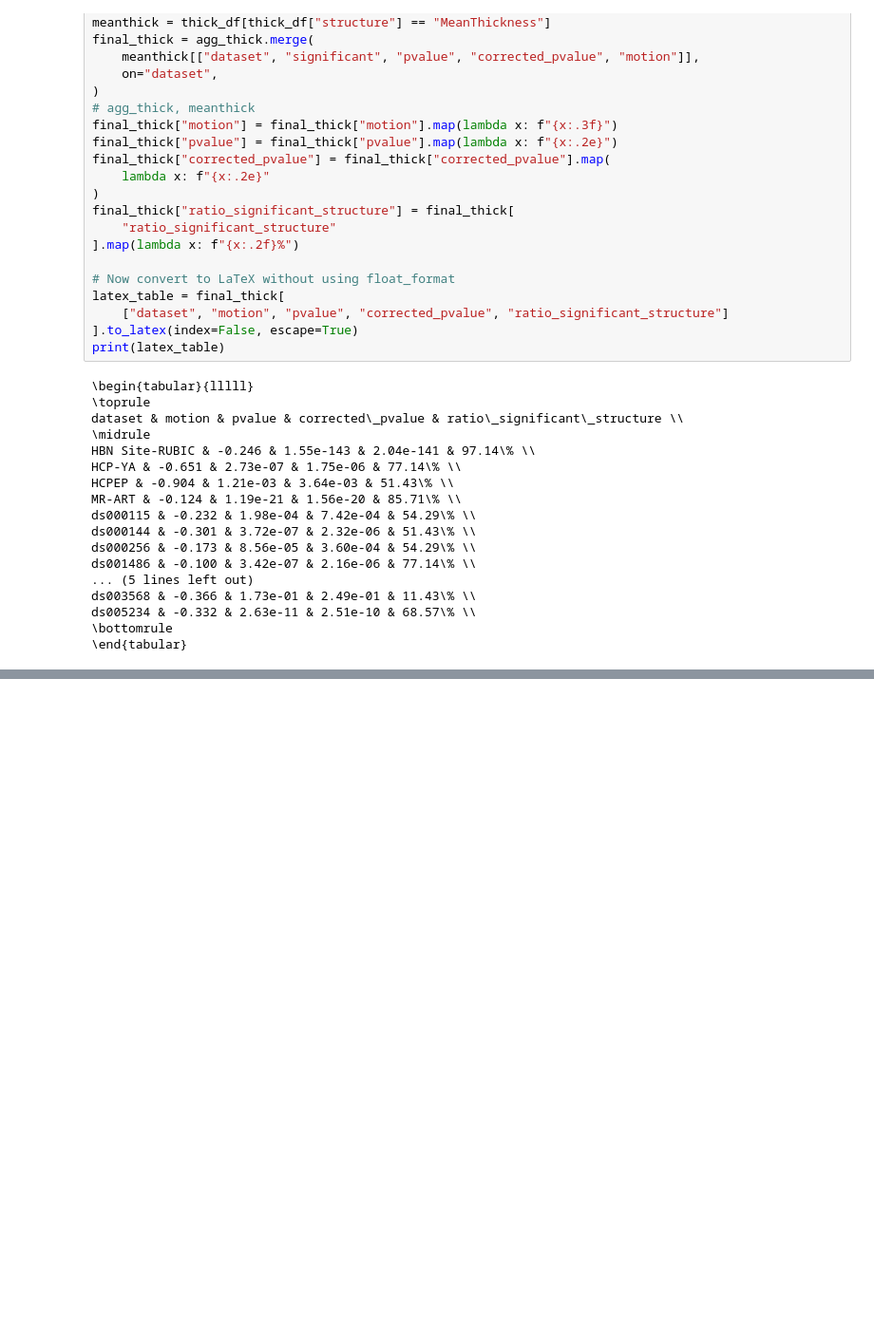
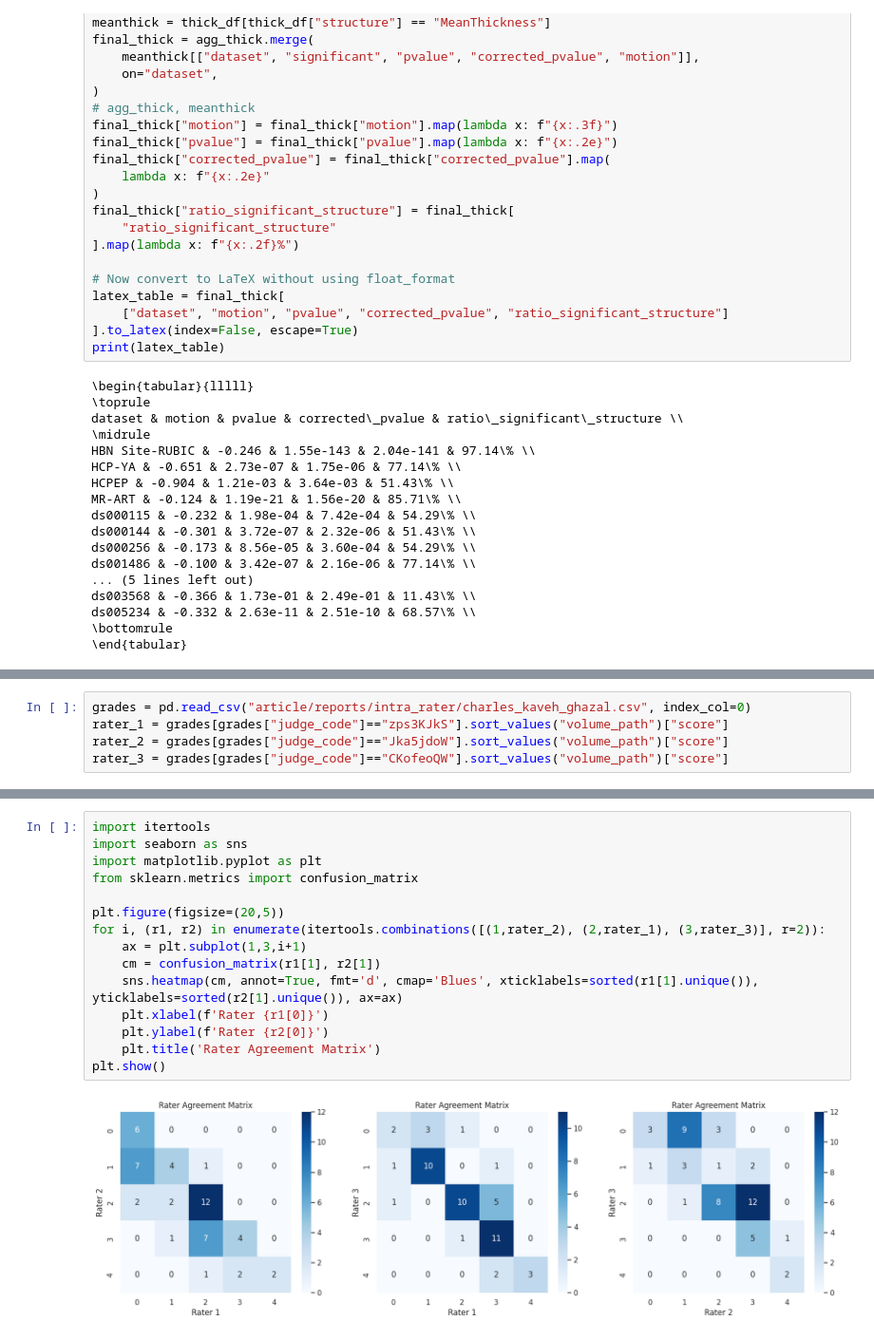
Before and after one commit to Neuro-iX/cortical-motion, a Jupyter notebook: article/analyse_publication.ipynb, the cells around one changed output, grey strips where cells are left out. Shown at 95% size. Cells and saved outputs as stored; diff of their text form; blank space fills up the shorter version.

```diff
--- a/article/analyse_publication.ipynb
+++ b/article/analyse_publication.ipynb
@@ -709,0 +732,5 @@ ds005234 & -0.332 & 2.63e-11 & 2.51e-10 & 68.57\% \\
+# %%
+grades = pd.read_csv("article/reports/intra_rater/charles_kaveh_ghazal.csv", index_col=0)
+rater_1 = grades[grades["judge_code"]=="zps3KJkS"].sort_values("volume_path")["score"]
+rater_2 = grades[grades["judge_code"]=="Jka5jdoW"].sort_values("volume_path")["score"]
+rater_3 = grades[grades["judge_code"]=="CKofeoQW"].sort_values("volume_path")["score"]
@@ -709,0 +749,17 @@ ds005234 & -0.332 & 2.63e-11 & 2.51e-10 & 68.57\% \\
+# %%
+import itertools
+import seaborn as sns
+import matplotlib.pyplot as plt
+from sklearn.metrics import confusion_matrix
+
+plt.figure(figsize=(20,5))
+for i, (r1, r2) in enumerate(itertools.combinations([(1,rater_2), (2,rater_1), (3,rater_3)], r=2)):
+    ax = plt.subplot(1,3,i+1)
+    cm = confusion_matrix(r1[1], r2[1])
+    sns.heatmap(cm, annot=True, fmt='d', cmap='Blues', xticklabels=sorted(r1[1].unique()), yticklabels=sorted(r2[1].unique()), ax=ax)
+    plt.xlabel(f'Rater {r1[0]}')
+    plt.ylabel(f'Rater {r2[0]}')
+    plt.title('Rater Agreement Matrix')
+plt.show()
+# %% [output]
+[figure, added]
```
Also changed, not shown: parts of 6 cells of this notebook, 10 other files.
